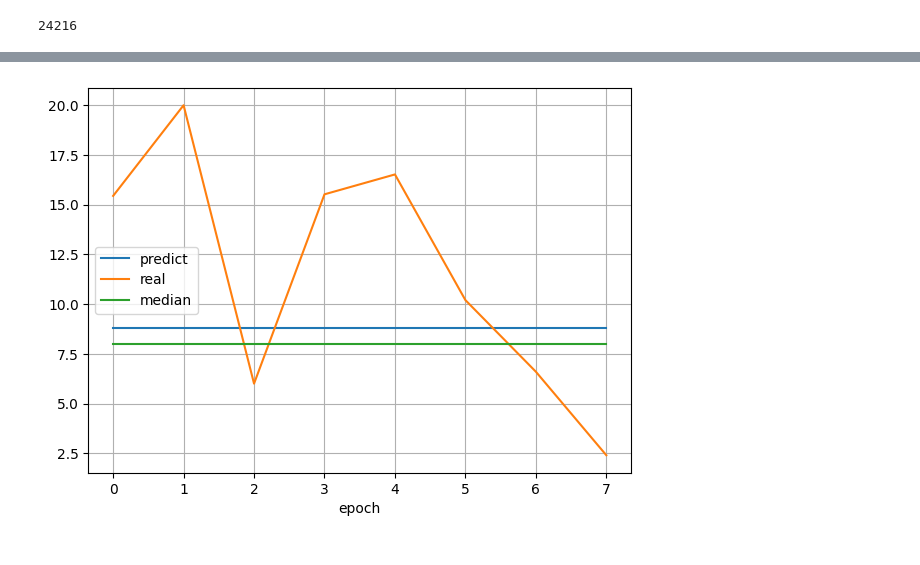
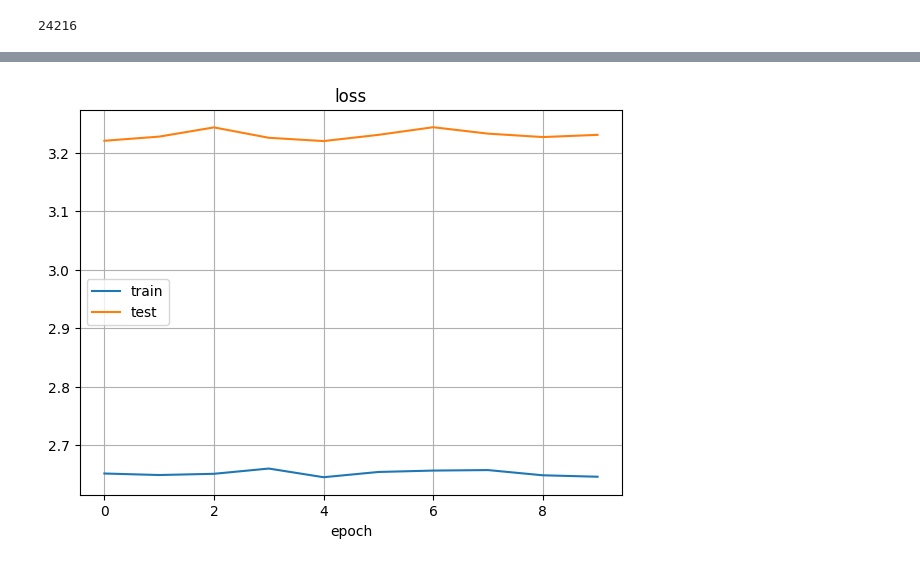
Before and after one commit to djwxfdt/mse-material-predict, a Jupyter notebook: lstm.ipynb, the cells around one changed output, grey strips where cells are left out. Drawn from its saved outputs; the diff is of its cells as text; code cells hidden in the pictures.

```diff
--- a/lstm.ipynb
+++ b/lstm.ipynb
@@ -299,7 +338,7 @@ def train_net(net, epoch, train_data_set, test_data_set, optimizer, loss_fn, med
                 net.reset()
             pred = net(xs)
             actual = ys
-            mse = mse + loss_fn(pred, actual)
+            mse = mse + loss_fn(pred, actual) / pred.shape[1]
             count += pred.shape[0]
 
             overall_mse = overall_mse + mse
@@ -330,7 +369,7 @@ def train_net(net, epoch, train_data_set, test_data_set, optimizer, loss_fn, med
                     net.reset()
                 pred = net(xs)
                 actual = ys
-                mse = mse + loss_fn(pred, actual)
+                mse = mse + loss_fn(pred, actual) / pred.shape[1]
                 count += pred.shape[0]
                 overall_mse = overall_mse + mse
                 overall_count = overall_count + count
@@ -339,7 +378,7 @@ def train_net(net, epoch, train_data_set, test_data_set, optimizer, loss_fn, med
             #print("Overall test MSE ", overall_mse / overall_count)
             test_loss.append((overall_mse / overall_count).detach().numpy())
 
-        #live_plot({'train': train_loss, 'test': test_loss}, title='loss')
+        live_plot({'train': train_loss[-10:], 'test': test_loss[-10:]}, title='loss')
         plot_predict(net, test_data_set, median)
     return epochs, train_loss, test_loss
 # %%
@@ -362,7 +407,7 @@ def to_data_set(dataset):
     return ret, median
 # %%
 import random
-factory_2000 = norm_df[norm_df['工厂编码'] == 2000]
+factory_2000 = norm_df#norm_df[norm_df['工厂编码'] == 2000]
 dataset, median = to_data_set(factory_2000)
 train_size = len(dataset) // 4 * 3
 train_data_set = dataset[: train_size]
@@ -377,5 +422,5 @@ median.shape, dataset[0][0].shape, dataset[0][1].shape
 # %%
-loss_fn = torch.nn.MSELoss(reduction = 'sum')
+loss_fn = torch.nn.L1Loss(reduction = 'sum')
 # %%
 # if we always return 0 for each predicts
 xs = [x[0].reshape(1, -1) for x in test_data_set]
@@ -406,31 +464,28 @@ feature_num, output_num
 from torch import nn
 
 
-dropout_layer = nn.Dropout(0.1)
 middle_size = 5000
 linear_model = torch.nn.Sequential(
+    nn.Dropout(),
     nn.Linear(feature_num, middle_size),
-    nn.Tanh(),
-    dropout_layer,
+    nn.ReLU(),
 )
 
-for i in range(10):
-    linear_model = linear_model.append(
-        torch.nn.Sequential(
-            nn.Linear(middle_size, middle_size),
-            nn.Tanh(),
-            dropout_layer
-        )
-    )
+for i in range(4):
+    linear_model = linear_model.append(nn.Sequential(
+        nn.Linear(middle_size, middle_size),
+        nn.ReLU(),
+    ))
+
 
 linear_model = linear_model.append(
     nn.Linear(middle_size, output_num))
 # %%
 optimizer = torch.optim.Adam(linear_model.parameters())
 # %%
-epochs, train_loss, test_loss = train_net(linear_model, 1000, train_data_set, test_data_set, optimizer, loss_fn, zeros[0])
+epochs, train_loss, test_loss = train_net(linear_model, 200, train_data_set, test_data_set, optimizer, loss_fn, zeros[0])
 # %% [output]
-[figure, old version]
+[figure, new version]
 # %%
 train_loss[-1], test_loss[-1]
 # %% [output]
```
Also changed, not shown: parts of 37 cells of this notebook, 3 other files.
